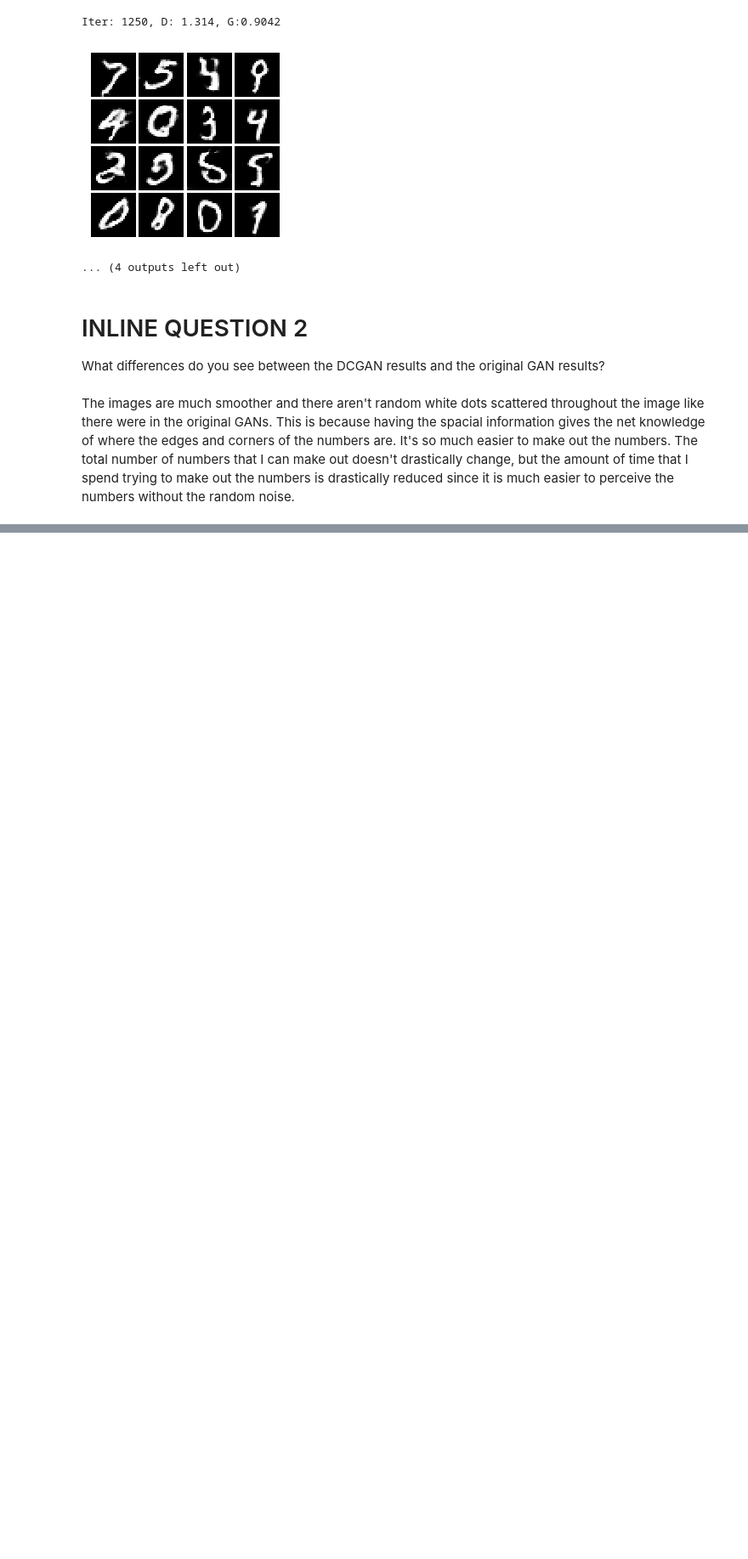
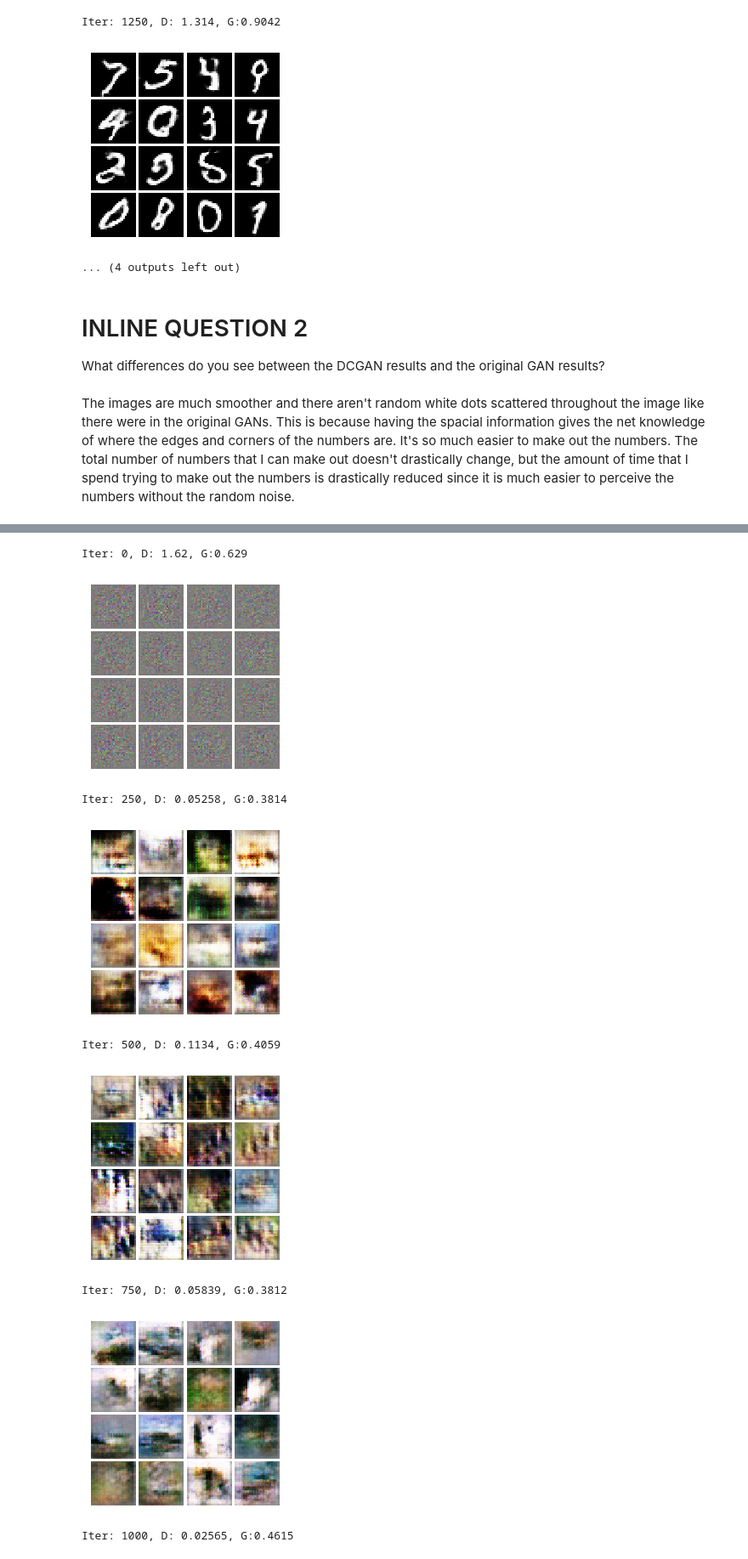
Before and after one commit to christydennison/cs231n, a Jupyter notebook: assignments/assignment3/GANs-PyTorch.ipynb, the cells around one changed output, grey strips where cells are left out. Shown at 85% size. Drawn from its saved outputs; the diff is of its cells as text; code cells hidden in the pictures; blank space fills up the shorter version.

```diff
--- a/assignments/assignment3/GANs-PyTorch.ipynb
+++ b/assignments/assignment3/GANs-PyTorch.ipynb
@@ -395,7 +395,7 @@ def get_optimizer(model):
 We provide you the main training loop... you won't need to change this function, but we encourage you to read through and understand it.
 # %%
 def run_a_gan(D, G, D_solver, G_solver, discriminator_loss, generator_loss, show_every=250,
-              batch_size=128, noise_size=96, num_epochs=10):
+              batch_size=128, noise_size=96, num_epochs=10, C=1, HW=28):
     """
     Train a GAN!
 
@@ -421,7 +421,7 @@ def run_a_gan(D, G, D_solver, G_solver, discriminator_loss, generator_loss, show
 
             g_fake_seed = Variable(sample_noise(batch_size, noise_size)).type(dtype)
             fake_images = G(g_fake_seed).detach()
-            logits_fake = D(fake_images.view(batch_size, 1, 28, 28))
+            logits_fake = D(fake_images.view(batch_size, C, HW, HW))
 
             d_total_error = discriminator_loss(logits_real, logits_fake)
             d_total_error.backward()
@@ -431,7 +431,7 @@ def run_a_gan(D, G, D_solver, G_solver, discriminator_loss, generator_loss, show
             g_fake_seed = Variable(sample_noise(batch_size, noise_size)).type(dtype)
             fake_images = G(g_fake_seed)
 
-            gen_logits_fake = D(fake_images.view(batch_size, 1, 28, 28))
+            gen_logits_fake = D(fake_images.view(batch_size, C, HW, HW))
             g_error = generator_loss(gen_logits_fake)
             g_error.backward()
             G_solver.step()
@@ -714,15 +870,20 @@ def build_3c_dc_generator(noise_dim=NOISE_DIM):
     """
 
     return nn.Sequential(
-        nn.Linear(noise_dim, 1024), nn.ReLU(inplace=True),
-        nn.BatchNorm1d(1024),
-        nn.Linear(1024, 7*7*128), nn.ReLU(inplace=True),
-        nn.BatchNorm1d(7*7*128),
-        Unflatten(batch_size, 128, 7, 7),
-        nn.ConvTranspose2d(128, 64, kernel_size=4, stride=2, padding=1), nn.ReLU(inplace=True),
-        nn.BatchNorm2d(64),
-        nn.ConvTranspose2d(64, 3, kernel_size=4, stride=2, padding=1), nn.Tanh(),
-        Flatten()
+        #nn.Linear(noise_dim, 4*4*512), nn.ReLU(inplace=True),
+        #nn.BatchNorm1d(4*4*512),
+        #Unflatten(batch_size, 512, 4, 4),
+        nn.Linear(noise_dim, 2*2*448), nn.ReLU(inplace=True),
+        nn.BatchNorm1d(2*2*448),
+        Unflatten(batch_size, 448, 2, 2),
+        nn.ConvTranspose2d(448, 256, kernel_size=4, stride=2, padding=1), nn.ReLU(inplace=True),
+        nn.BatchNorm2d(256),
+        nn.ConvTranspose2d(256, 128, kernel_size=4, stride=2, padding=1),
+        nn.ConvTranspose2d(128, 64, kernel_size=4, stride=2, padding=1),
+        nn.ConvTranspose2d(64, 3, kernel_size=4, stride=2, padding=1),
+        #nn.ConvTranspose2d(128, 3, kernel_size=4, stride=2, padding=1),
+        nn.Tanh()
+        #Flatten()
     )
 
 test_g_gan = build_3c_dc_generator().type(dtype)
@@ -774,10 +897,20 @@ Files already downloaded and verified
 # %%
-D_DC = build_dc_classifier().type(dtype)
+D_DC = build_3d_dc_discriminator().type(dtype)
 D_DC.apply(initialize_weights)
-G_DC = build_dc_generator().type(dtype)
+G_DC = build_3c_dc_generator().type(dtype)
 G_DC.apply(initialize_weights)
 
 D_DC_solver = get_optimizer(D_DC)
 G_DC_solver = get_optimizer(G_DC)
 
-run_a_gan(D_DC, G_DC, D_DC_solver, G_DC_solver, discriminator_loss, generator_loss, num_epochs=5)
+run_a_gan(D_DC, G_DC, D_DC_solver, G_DC_solver, ls_discriminator_loss, ls_generator_loss, num_epochs=5, C=3, HW=32)
+# %% [output]
+Iter: 0, D: 1.62, G:0.629
+[figure, added]
+Iter: 250, D: 0.05258, G:0.3814
+[figure, added]
+Iter: 500, D: 0.1134, G:0.4059
+[figure, added]
+Iter: 750, D: 0.05839, G:0.3812
+[figure, added]
+Iter: 1000, D: 0.02565, G:0.4615
```
Also changed, not shown: parts of 9 cells of this notebook, 2 other files.
